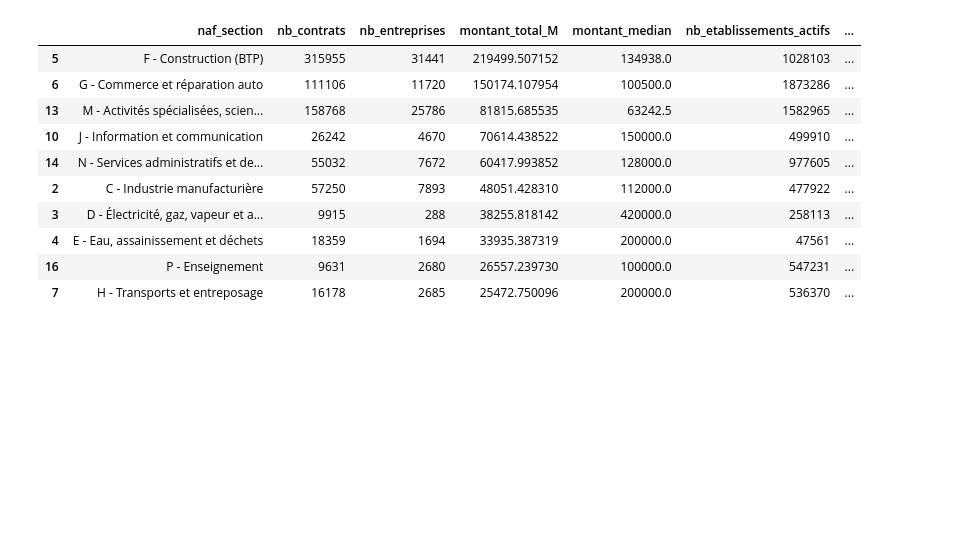
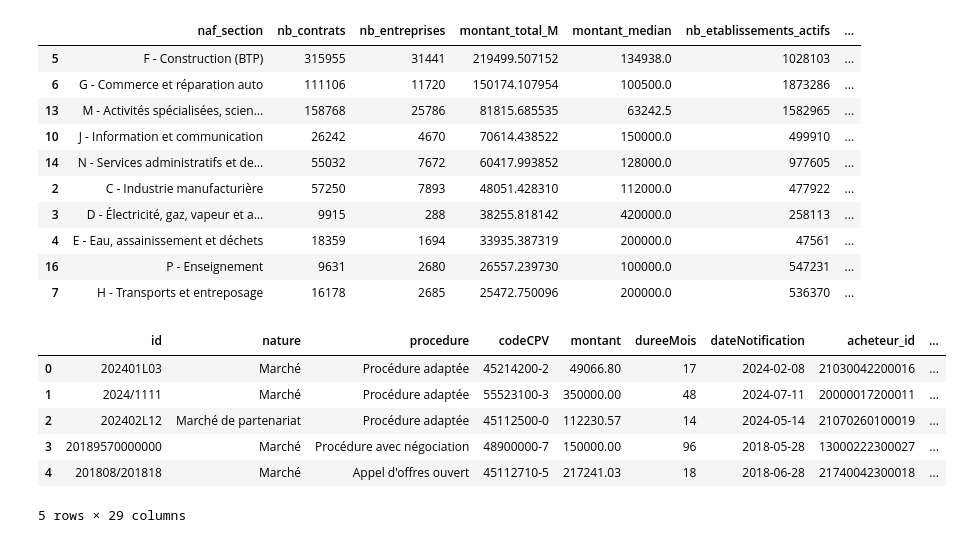
Before and after one commit to Glemesre/2A-Python-pour-la-data-science, a Jupyter notebook: main.ipynb, the cells around one changed output. Cells and saved outputs as stored; diff of their text form; code cells hidden in the pictures; blank space fills up the shorter version.

```diff
--- a/main.ipynb
+++ b/main.ipynb
@@ -441,3 +443,13 @@ Taux d'appariement Sirene (en montant) : 99.6%
 | 4 | E - Eau, assainissement et déchets | 18359 | 1694 | 33935.387319 | 200000.0 | 47561 | ... |
 | 16 | P - Enseignement | 9631 | 2680 | 26557.239730 | 100000.0 | 547231 | ... |
 | 7 | H - Transports et entreposage | 16178 | 2685 | 25472.750096 | 200000.0 | 536370 | ... |
+# %%
+df_final.head()
+# %% [output]
+|  | id | nature | procedure | codeCPV | montant | dureeMois | dateNotification | acheteur_id | ... |
+| 0 | 202401L03 | Marché | Procédure adaptée | 45214200-2 | 49066.80 | 17 | 2024-02-08 | 21030042200016 | ... |
+| 1 | 2024/1111 | Marché | Procédure adaptée | 55523100-3 | 350000.00 | 48 | 2024-07-11 | 20000017200011 | ... |
+| 2 | 202402L12 | Marché de partenariat | Procédure adaptée | 45112500-0 | 112230.57 | 14 | 2024-05-14 | 21070260100019 | ... |
+| 3 | 20189570000000 | Marché | Procédure avec négociation | 48900000-7 | 150000.00 | 96 | 2018-05-28 | 13000222300027 | ... |
+| 4 | 201808/201818 | Marché | Appel d'offres ouvert | 45112710-5 | 217241.03 | 18 | 2018-06-28 | 21740042300018 | ... |
+5 rows × 29 columns
```
Also changed, not shown: parts of 2 cells of this notebook.
